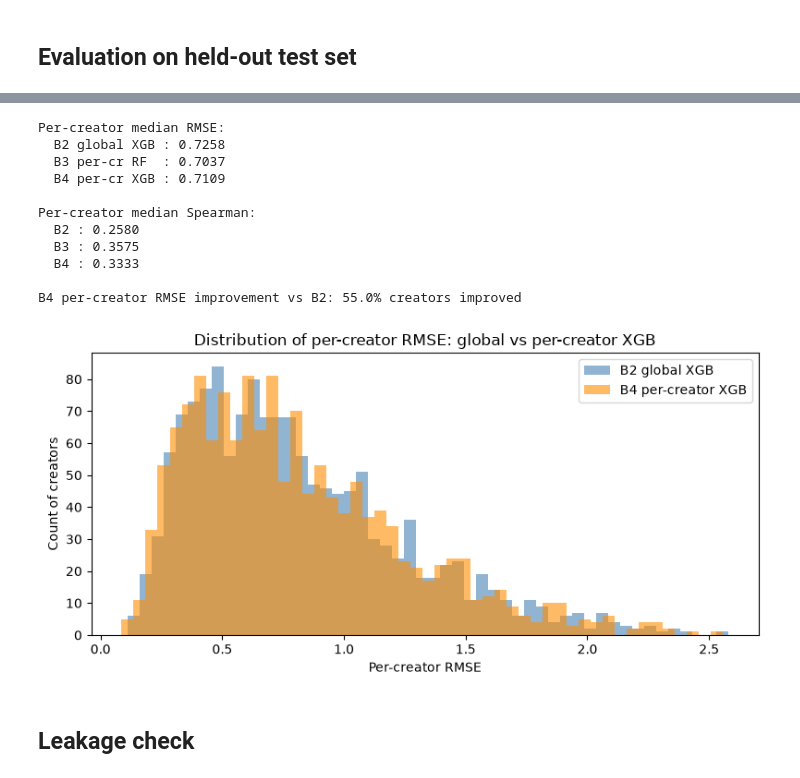
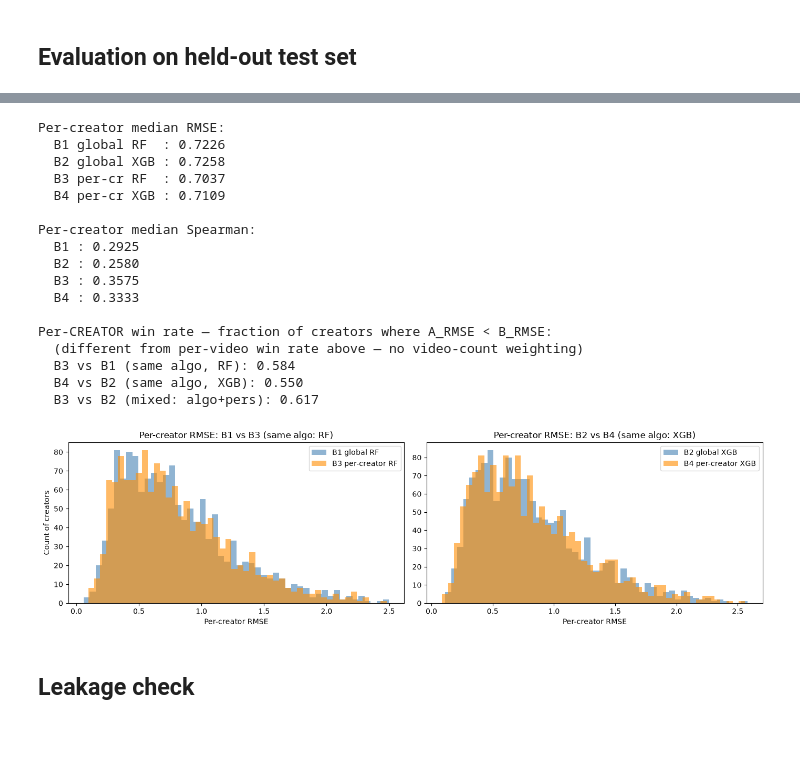
Before and after one commit to Shopska/Personalized_analysis_of_social_media, a Jupyter notebook: notebooks/05-per-creator-models.ipynb, the cells around one changed output, grey strips where cells are left out. Saved outputs shown, nothing was run; the diff lists cells and outputs as text; code cells hidden in the pictures; blank space fills up the shorter version.

```diff
--- a/notebooks/05-per-creator-models.ipynb
+++ b/notebooks/05-per-creator-models.ipynb
@@ -193,48 +213,77 @@ B4_XGB_pc        RMSE_diff=-0.0159  p=0.0000  win=0.534
 # %%
 # Per-creator breakdown
+pc_b1 = compute_per_creator_metrics(y_test, pd.Series(b1_preds,  index=y_test.index), auth_test)
+pc_b2 = compute_per_creator_metrics(y_test, pd.Series(b2_preds,  index=y_test.index), auth_test)
 pc_b3 = compute_per_creator_metrics(y_test, pd.Series(rf_preds,  index=y_test.index), auth_test)
 pc_b4 = compute_per_creator_metrics(y_test, pd.Series(xgb_preds, index=y_test.index), auth_test)
-pc_b2 = compute_per_creator_metrics(y_test, pd.Series(b2_preds,  index=y_test.index), auth_test)
 
 print("Per-creator median RMSE:")
+print(f"  B1 global RF  : {pc_b1['rmse'].median():.4f}")
 print(f"  B2 global XGB : {pc_b2['rmse'].median():.4f}")
 print(f"  B3 per-cr RF  : {pc_b3['rmse'].median():.4f}")
 print(f"  B4 per-cr XGB : {pc_b4['rmse'].median():.4f}")
 
 print("\nPer-creator median Spearman:")
+print(f"  B1 : {pc_b1['spearman'].median():.4f}")
 print(f"  B2 : {pc_b2['spearman'].median():.4f}")
 print(f"  B3 : {pc_b3['spearman'].median():.4f}")
 print(f"  B4 : {pc_b4['spearman'].median():.4f}")
 
-# Distribution of per-creator RMSE improvement B4 vs B2
-delta = pc_b4.set_index("author_id")["rmse"] - pc_b2.set_index("author_id")["rmse"]
-print(f"\nB4 per-creator RMSE improvement vs B2: {(delta < 0).mean():.1%} creators improved")
+# Per-creator win rate (each creator counts once, regardless of video count)
+print("\nPer-CREATOR win rate — fraction of creators where A_RMSE < B_RMSE:")
+print("  (different from per-video win rate above — no video-count weighting)")
+for label, pc_a, pc_b_df in [
+    ("B3 vs B1 (same algo, RF)",  pc_b3, pc_b1),
+    ("B4 vs B2 (same algo, XGB)", pc_b4, pc_b2),
+    ("B3 vs B2 (mixed: algo+pers)", pc_b3, pc_b2),
+]:
+    merged = (pc_a.set_index("author_id")["rmse"]
+                  .to_frame("a")
+                  .join(pc_b_df.set_index("author_id")["rmse"].rename("b")))
+    rate = (merged["a"] < merged["b"]).mean()
+    print(f"  {label}: {rate:.3f}")
 # %% [output]
 Per-creator median RMSE:
+  B1 global RF  : 0.7226
   B2 global XGB : 0.7258
   B3 per-cr RF  : 0.7037
   B4 per-cr XGB : 0.7109
 
 Per-creator median Spearman:
+  B1 : 0.2925
   B2 : 0.2580
   B3 : 0.3575
   B4 : 0.3333
 
-B4 per-creator RMSE improvement vs B2: 55.0% creators improved
+Per-CREATOR win rate — fraction of creators where A_RMSE < B_RMSE:
+  (different from per-video win rate above — no video-count weighting)
+  B3 vs B1 (same algo, RF): 0.584
+  B4 vs B2 (same algo, XGB): 0.550
+  B3 vs B2 (mixed: algo+pers): 0.617
 # %%
-# Plot: per-creator RMSE distribution B2 vs B4
-fig, ax = plt.subplots(figsize=(8, 4))
+# Plot: per-creator RMSE distribution — same-algorithm comparisons
+fig, axes = plt.subplots(1, 2, figsize=(14, 4))
+
+ax = axes[0]
+ax.hist(pc_b1["rmse"], bins=50, alpha=0.6, label="B1 global RF", color="steelblue")
+ax.hist(pc_b3["rmse"], bins=50, alpha=0.6, label="B3 per-creator RF", color="darkorange")
+ax.set_xlabel("Per-creator RMSE")
+ax.set_ylabel("Count of creators")
+ax.set_title("Per-creator RMSE: B1 vs B3 (same algo: RF)")
+ax.legend()
+
+ax = axes[1]
 ax.hist(pc_b2["rmse"], bins=50, alpha=0.6, label="B2 global XGB", color="steelblue")
 ax.hist(pc_b4["rmse"], bins=50, alpha=0.6, label="B4 per-creator XGB", color="darkorange")
 ax.set_xlabel("Per-creator RMSE")
-ax.set_ylabel("Count of creators")
-ax.set_title("Distribution of per-creator RMSE: global vs per-creator XGB")
+ax.set_title("Per-creator RMSE: B2 vs B4 (same algo: XGB)")
 ax.legend()
+
 fig.tight_layout()
 fig.savefig(FIGS / "nb05_per_creator_rmse_dist.png", dpi=120, bbox_inches="tight")
 plt.show()
 # %% [output]
-[figure, old version]
+[figure, new version]
 # %% [markdown]
 ## Leakage check
 # %%
```
Also changed, not shown: parts of 6 cells of this notebook, 1 other file.
